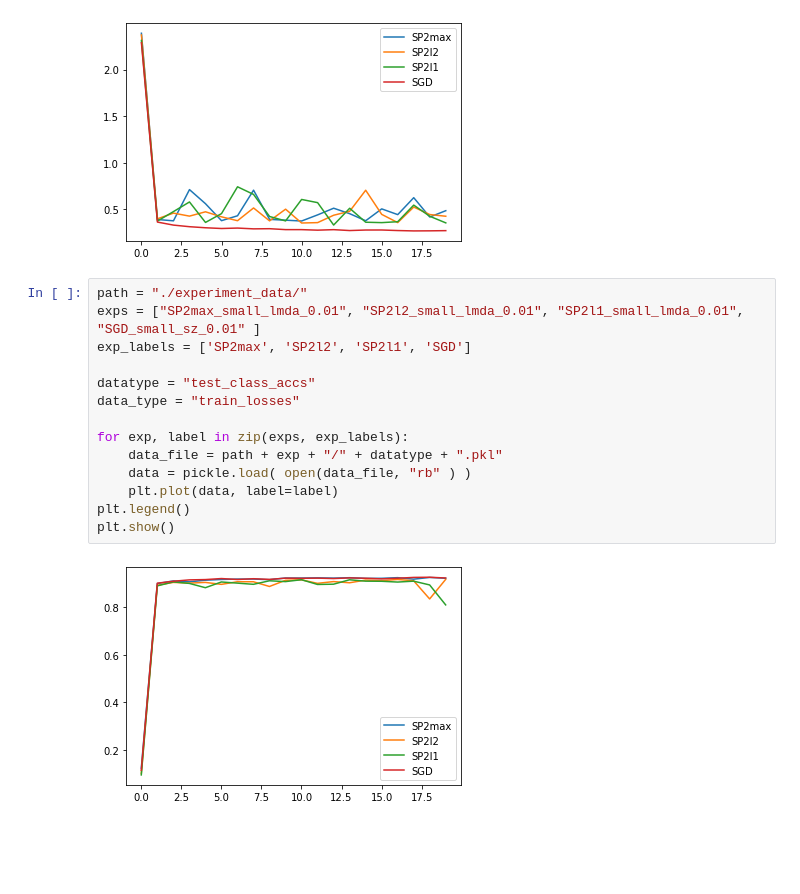
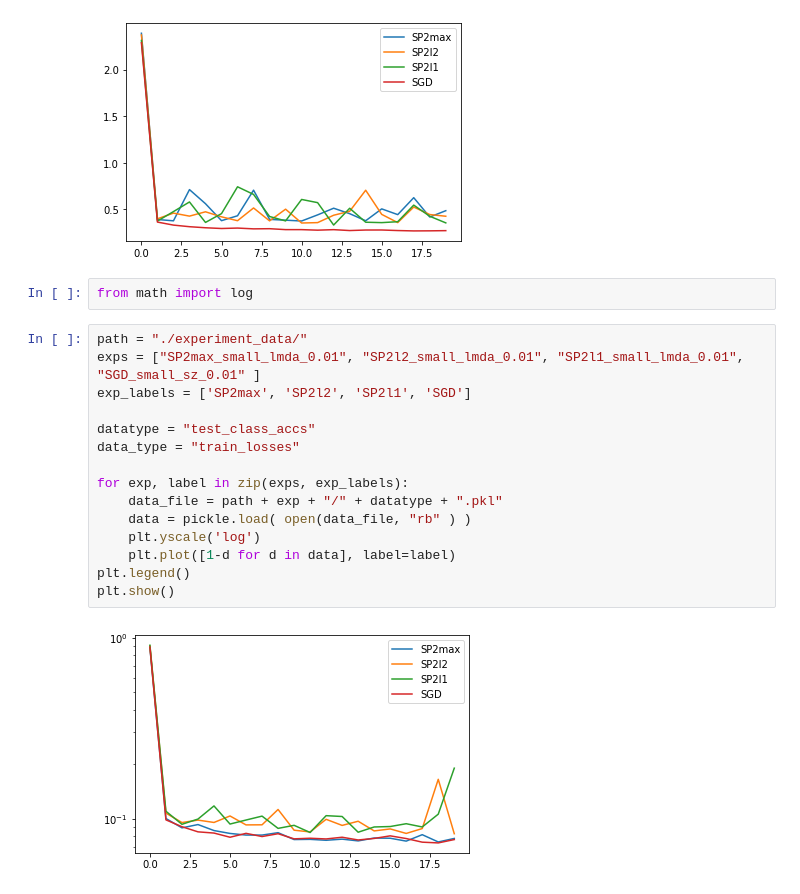
Before and after one commit to wswartworth/sps_optimizers, a Jupyter notebook: Untitled.ipynb, the cells around one changed output. Cells and saved outputs as stored; diff of their text form; blank space fills up the shorter version.

Commit message:
more data

```diff
--- a/Untitled.ipynb
+++ b/Untitled.ipynb
@@ -115,19 +115,22 @@ plt.legend()
 plt.show()
 # %% [output]
 [figure]
+# %%
+from math import log
 # %%
 path = "./experiment_data/"
 exps = ["SP2max_small_lmda_0.01", "SP2l2_small_lmda_0.01", "SP2l1_small_lmda_0.01", "SGD_small_sz_0.01" ]
 exp_labels = ['SP2max', 'SP2l2', 'SP2l1', 'SGD']
 
 datatype = "test_class_accs"
 data_type = "train_losses"
 
 for exp, label in zip(exps, exp_labels):
     data_file = path + exp + "/" + datatype + ".pkl"
     data = pickle.load( open(data_file, "rb" ) )
-    plt.plot(data, label=label)
+    plt.yscale('log')
+    plt.plot([1-d for d in data], label=label)
 plt.legend()
 plt.show()
 # %% [output]
-[figure, old version]
+[figure, new version]
```
Also changed, not shown: 13 other files.
